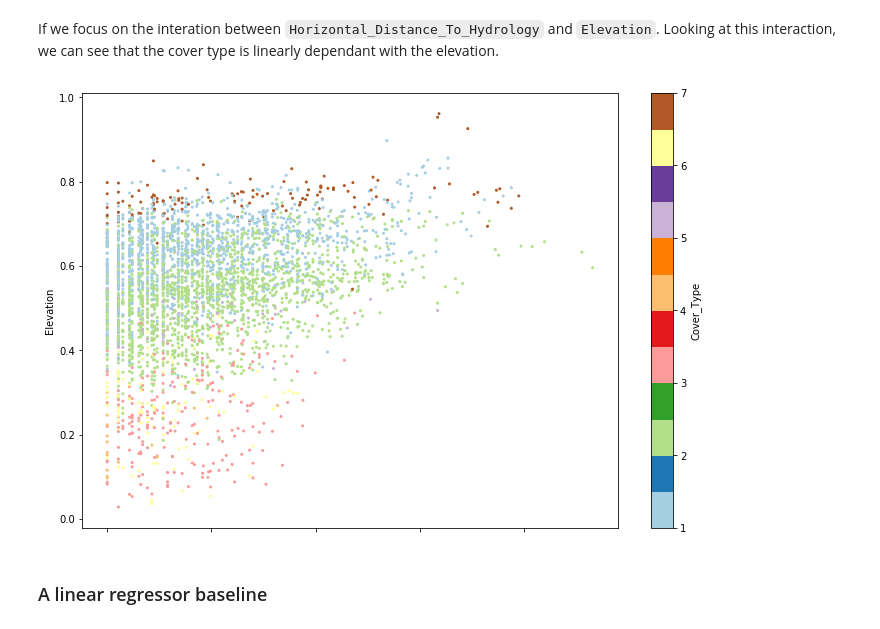
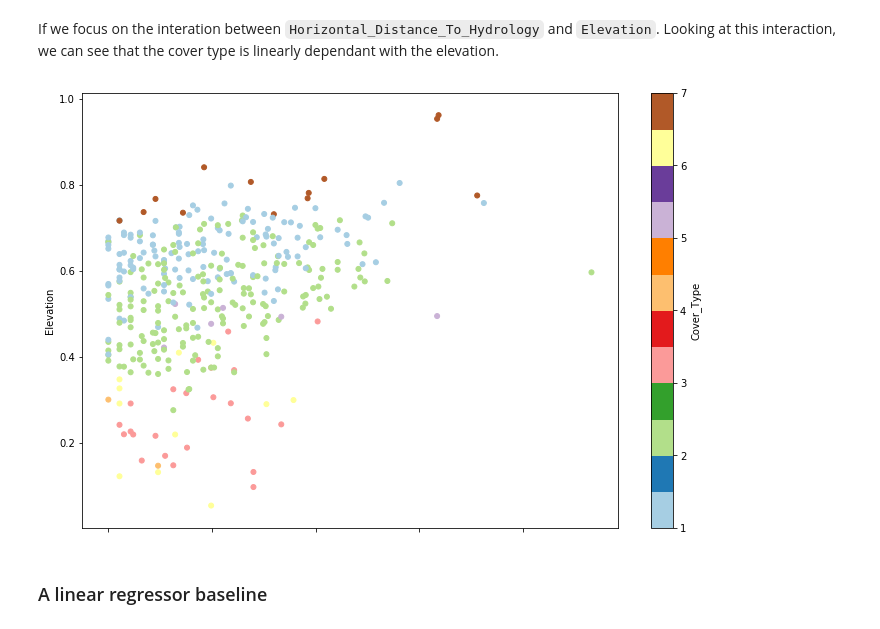
Before and after one commit to ramp-kits/covertype, a Jupyter notebook: covertype_starting_kit.ipynb, the cells around one changed output. Cells and saved outputs as stored; diff of their text form; code cells hidden in the pictures.

```diff
--- a/covertype_starting_kit.ipynb
+++ b/covertype_starting_kit.ipynb
@@ -74,7 +74,7 @@ For later analysis, we will work on a subset of data to speed-up the analysis.
 from sklearn.model_selection import train_test_split
 
 X_subset, _, y_subset, _ = train_test_split(
-    X_train, y_train, train_size=1/100,
+    X_train, y_train, train_size=1/1000,
     stratify=y_train, random_state=42
 )
 # %% [markdown]
@@ -107,10 +107,10 @@ If we focus on the interation between `Horizontal_Distance_To_Hydrology` and `El
 # %%
 _ = df.plot(
     kind='scatter', x='Horizontal_Distance_To_Hydrology',
-    y='Elevation', c='Cover_Type', s=4, cmap=plt.cm.Paired,
+    y='Elevation', c='Cover_Type', s=25, cmap=plt.cm.Paired,
     figsize=(12, 8)
 )
 # %% [output]
-[figure, old version]
+[figure, new version]
 # %% [markdown]
 ### A linear regressor baseline
```
Also changed, not shown: parts of 6 cells of this notebook.
